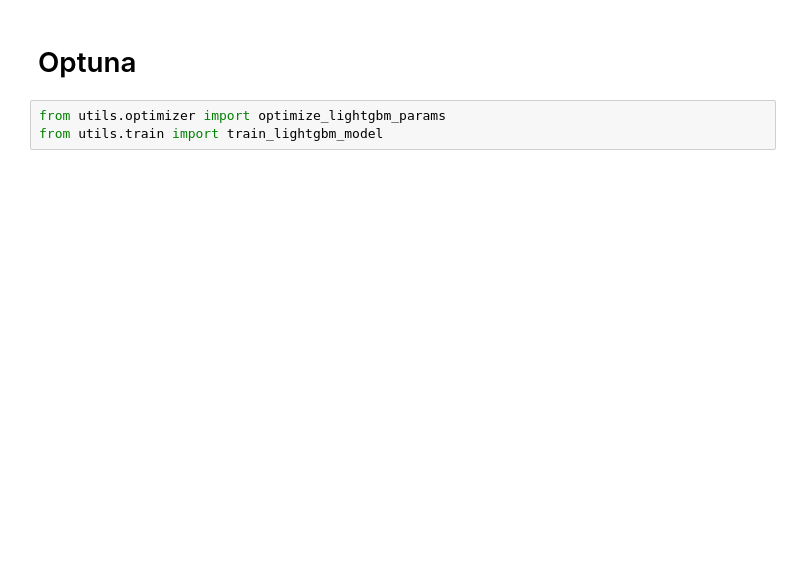
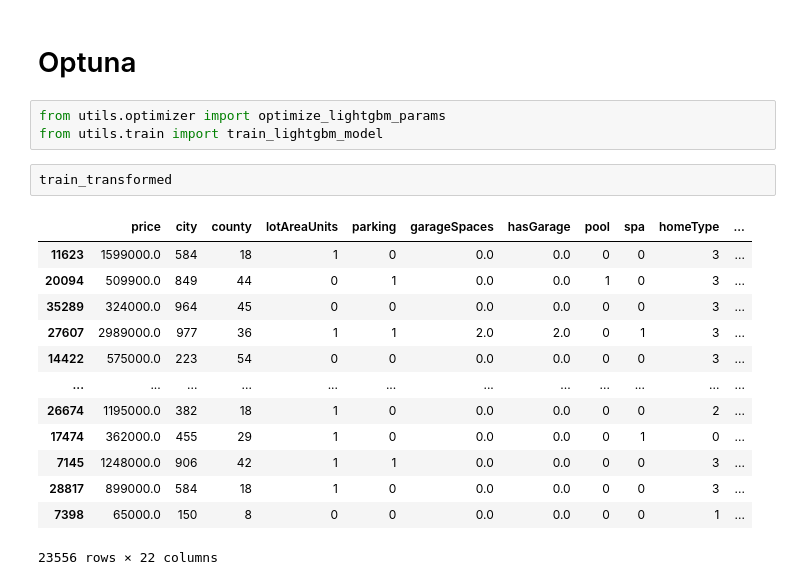
Before and after one commit to robertogarces/real-state, a Jupyter notebook: notebooks/pipeline.ipynb, the cells around one changed output. Cells and saved outputs as stored; diff of their text form; blank space fills up the shorter version.

```diff
--- a/notebooks/pipeline.ipynb
+++ b/notebooks/pipeline.ipynb
@@ -148,6 +260,22 @@ R2  : 0.701
 # %%
 from utils.optimizer import optimize_lightgbm_params
 from utils.train import train_lightgbm_model
+# %%
+train_transformed
+# %% [output]
+|  | price | city | county | lotAreaUnits | parking | garageSpaces | hasGarage | pool | spa | homeType | ... |
+| 11623 | 1599000.0 | 584 | 18 | 1 | 0 | 0.0 | 0.0 | 0 | 0 | 3 | ... |
+| 20094 | 509900.0 | 849 | 44 | 0 | 1 | 0.0 | 0.0 | 1 | 0 | 3 | ... |
+| 35289 | 324000.0 | 964 | 45 | 0 | 0 | 0.0 | 0.0 | 0 | 0 | 3 | ... |
+| 27607 | 2989000.0 | 977 | 36 | 1 | 1 | 2.0 | 2.0 | 0 | 1 | 3 | ... |
+| 14422 | 575000.0 | 223 | 54 | 0 | 0 | 0.0 | 0.0 | 0 | 0 | 3 | ... |
+| ... | ... | ... | ... | ... | ... | ... | ... | ... | ... | ... | ... |
+| 26674 | 1195000.0 | 382 | 18 | 1 | 0 | 0.0 | 0.0 | 0 | 0 | 2 | ... |
+| 17474 | 362000.0 | 455 | 29 | 1 | 0 | 0.0 | 0.0 | 0 | 1 | 0 | ... |
+| 7145 | 1248000.0 | 906 | 42 | 1 | 1 | 0.0 | 0.0 | 0 | 0 | 3 | ... |
+| 28817 | 899000.0 | 584 | 18 | 1 | 0 | 0.0 | 0.0 | 0 | 0 | 3 | ... |
+| 7398 | 65000.0 | 150 | 8 | 0 | 0 | 0.0 | 0.0 | 0 | 0 | 1 | ... |
+23556 rows × 22 columns
 # %%
 # Uso de la función
 # Supongamos que tienes un DataFrame df y el objetivo es predecir la columna 'target'
```
Also changed, not shown: parts of 22 cells of this notebook, 5 other files.
